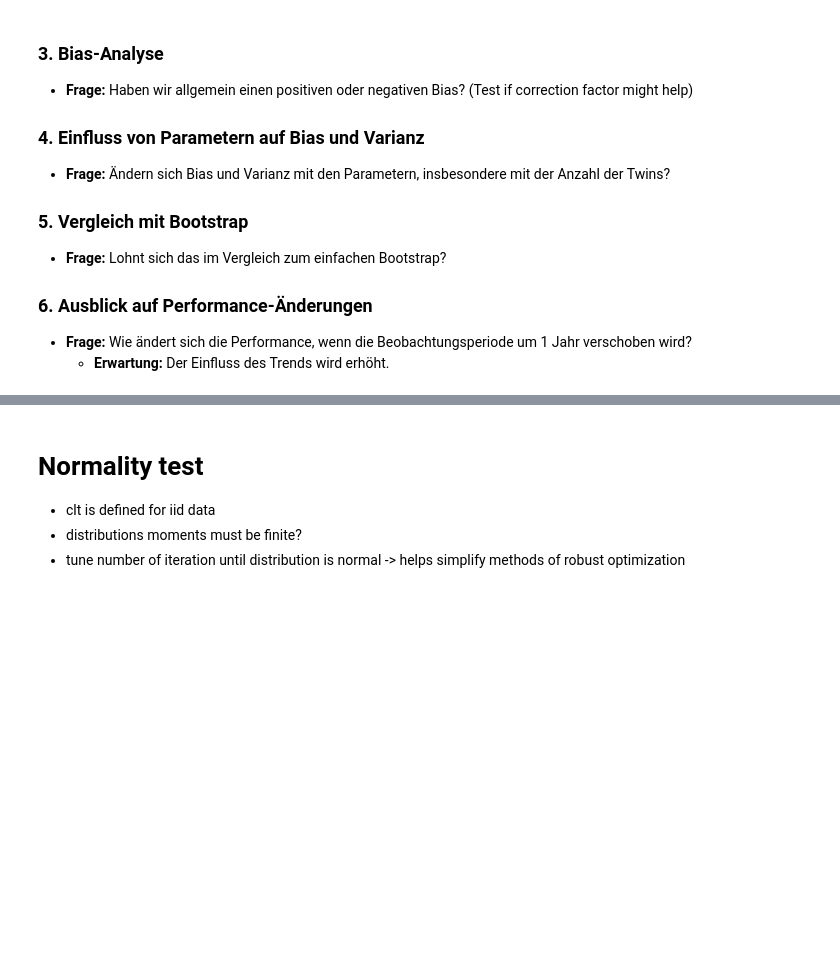
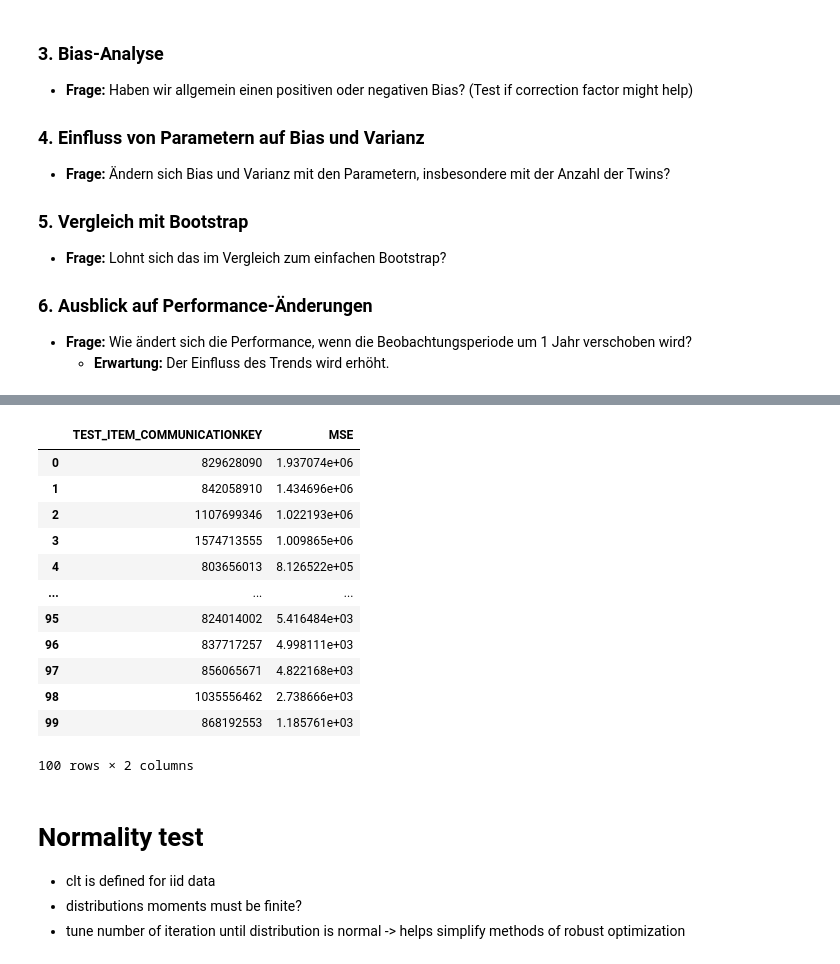
Before and after one commit to chrisnhr/Diplom, a Jupyter notebook: bootstrapping.ipynb, the cells around one changed output, grey strips where cells are left out. Drawn from its saved outputs; the diff is of its cells as text; code cells hidden in the pictures; blank space fills up the shorter version.

```diff
--- a/bootstrapping.ipynb
+++ b/bootstrapping.ipynb
@@ -336,0 +444,17 @@ df_evalueation = pd.read_csv("results/evaluation_results.csv")
+# %%
+#2 größten ausreißer
+df_results.groupby(["TEST_ITEM_COMMUNICATIONKEY"]).mean().sort_values("MSE", ascending=False).reset_index()[["TEST_ITEM_COMMUNICATIONKEY", "MSE"]]
+# %% [output]
+|  | TEST_ITEM_COMMUNICATIONKEY | MSE |
+| 0 | 829628090 | 1.937074e+06 |
+| 1 | 842058910 | 1.434696e+06 |
+| 2 | 1107699346 | 1.022193e+06 |
+| 3 | 1574713555 | 1.009865e+06 |
+| 4 | 803656013 | 8.126522e+05 |
+| ... | ... | ... |
+| 95 | 824014002 | 5.416484e+03 |
+| 96 | 837717257 | 4.998111e+03 |
+| 97 | 856065671 | 4.822168e+03 |
+| 98 | 1035556462 | 2.738666e+03 |
+| 99 | 868192553 | 1.185761e+03 |
+100 rows × 2 columns
```
Also changed, not shown: parts of 13 cells of this notebook.
